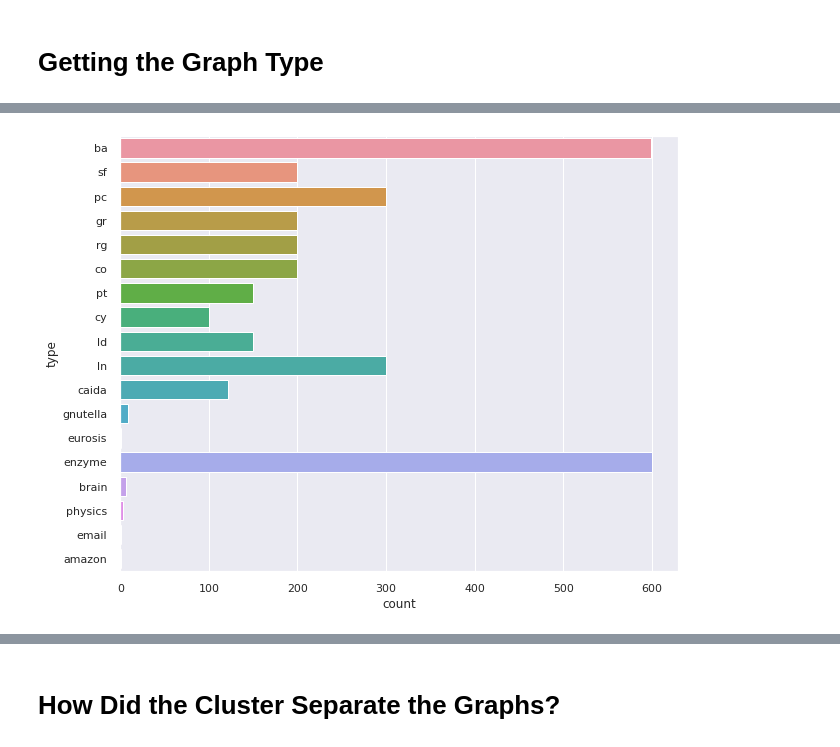
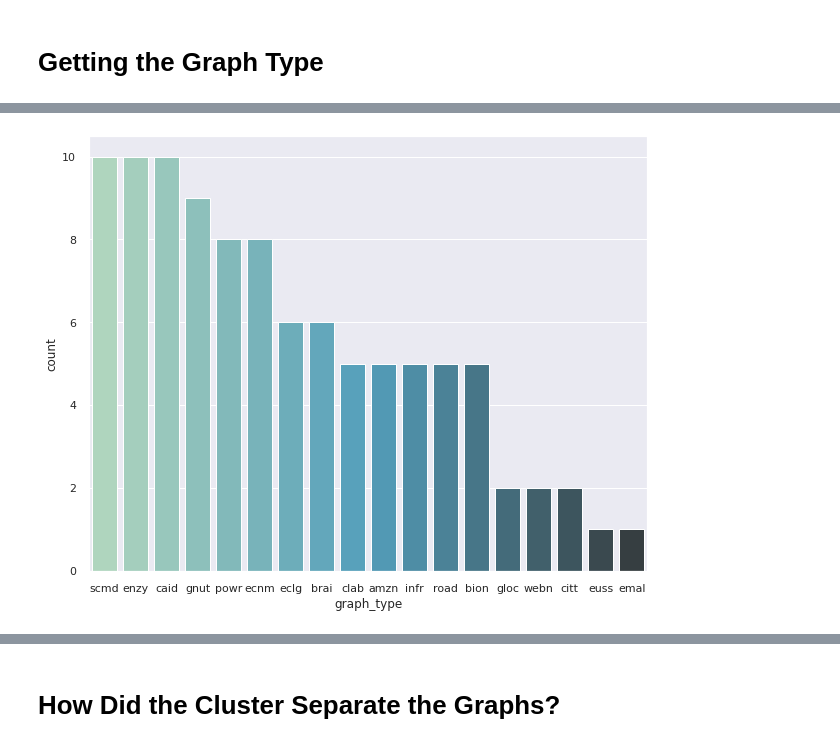
Before and after one commit to viniciusmioto/social_network_analysis, a Jupyter notebook: unsupervised_6features.ipynb, the cells around one changed output, grey strips where cells are left out. Saved outputs shown, nothing was run; the diff lists cells and outputs as text; code cells hidden in the pictures.

```diff
--- a/unsupervised_6features.ipynb
+++ b/unsupervised_6features.ipynb
@@ -31,7 +31,7 @@ def plot_confusion_matrix(matrix):
 # %% [markdown]
 ### Load Graph Dataset
 # %%
-graph_df = pd.read_csv('https://gitlab.com/viniciusmioto/graph_dataset/-/raw/main/graphs_db.csv')
+graph_df = pd.read_csv('https://gitlab.com/viniciusmioto/graph_data/-/raw/main/graphs_db.csv')
 # %%
 graph_df.head()
 # %% [output]
@@ -282,5 +148,7 @@ graph_type_df.head()
 # %%
-sns.set(rc={"figure.figsize":(10, 8)}) #width=10, height=8
-ax = sns.countplot(y="type", data=graph_type_df)
+sns.set(rc={'figure.figsize':(10, 8)}) #width=10, height=8
+ax = sns.countplot(graph_df['graph_type'],
+                   order = graph_df['graph_type'].value_counts().index,
+                   palette = 'GnBu_d')
 # %% [output]
-[figure, old version]
+[figure, new version]
```
Also changed, not shown: parts of 51 cells of this notebook.
